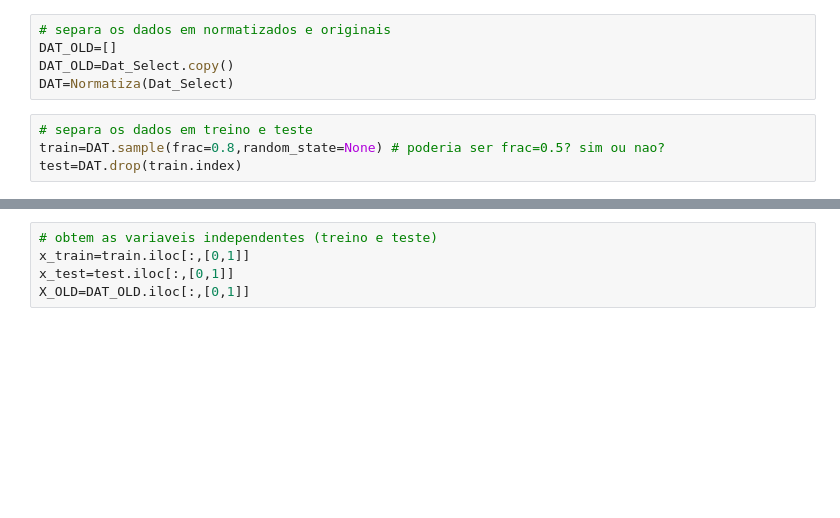
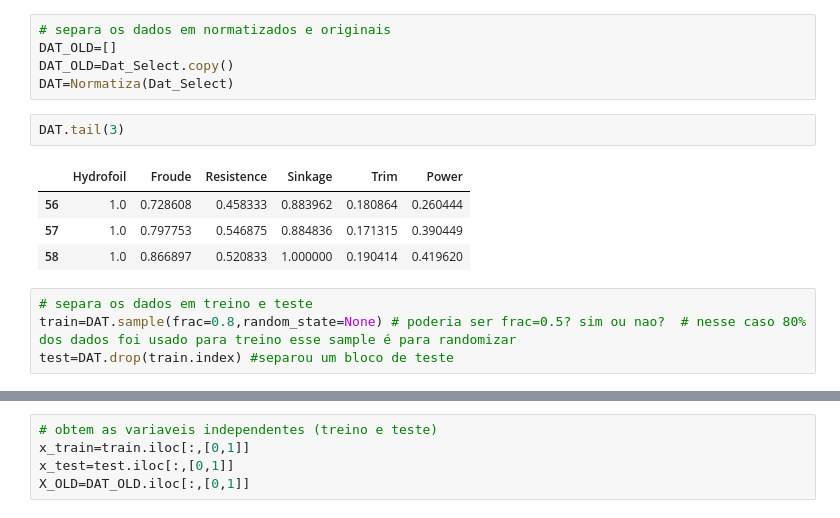
Before and after one commit to thessafuzaro/Redes_Neurais, a Jupyter notebook: ANN_Hydrofoil_abril_07_2021.ipynb, the cells around one changed output, grey strips where cells are left out. Drawn from its saved outputs; the diff is of its cells as text; blank space fills up the shorter version.

```diff
--- a/ANN_Hydrofoil_abril_07_2021.ipynb
+++ b/ANN_Hydrofoil_abril_07_2021.ipynb
@@ -77,7 +81,14 @@ def Original(x,x_old):
 DAT_OLD=[]
 DAT_OLD=Dat_Select.copy()
 DAT=Normatiza(Dat_Select)
+# %%
+DAT.tail(3)
+# %% [output]
+|  | Hydrofoil | Froude | Resistence | Sinkage | Trim | Power |
+| 56 | 1.0 | 0.728608 | 0.458333 | 0.883962 | 0.180864 | 0.260444 |
+| 57 | 1.0 | 0.797753 | 0.546875 | 0.884836 | 0.171315 | 0.390449 |
+| 58 | 1.0 | 0.866897 | 0.520833 | 1.000000 | 0.190414 | 0.419620 |
 # %%
 # separa os dados em treino e teste
-train=DAT.sample(frac=0.8,random_state=None) # poderia ser frac=0.5? sim ou nao?
-test=DAT.drop(train.index)
+train=DAT.sample(frac=0.8,random_state=None) # poderia ser frac=0.5? sim ou nao?  # nesse caso 80% dos dados foi usado para treino esse sample é para randomizar
+test=DAT.drop(train.index) #separou um bloco de teste
```
Also changed, not shown: parts of 23 cells of this notebook.
